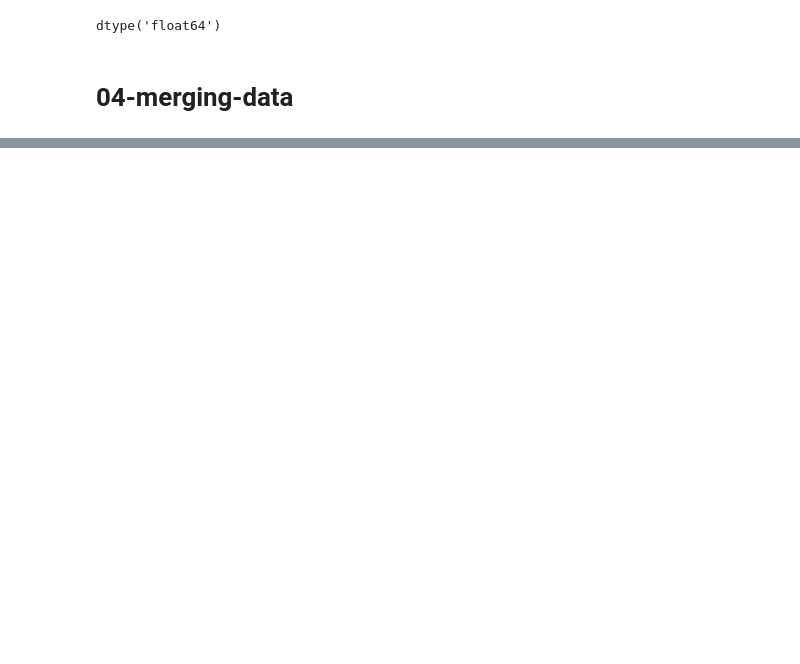
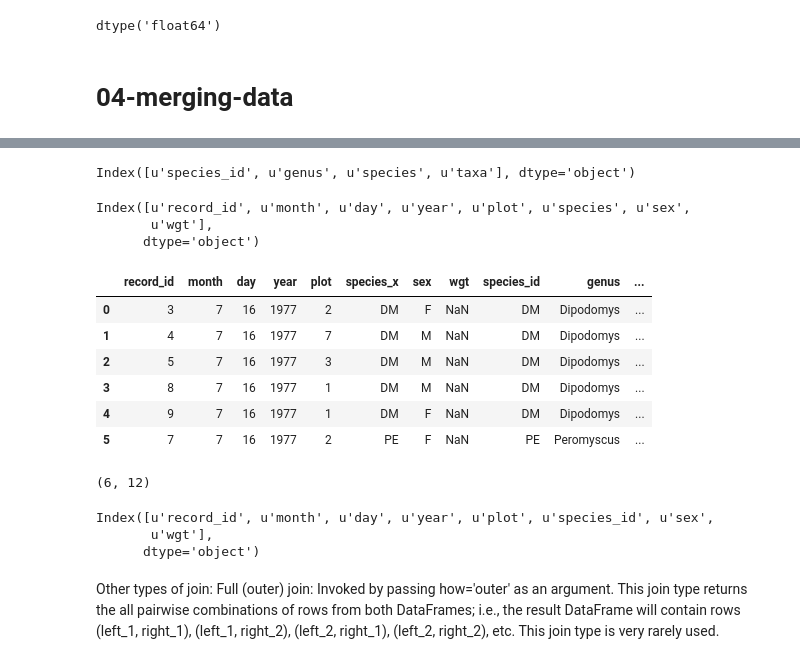
Before and after one commit to pythonkurs/2015-11-30-swc_data, a Jupyter notebook: python-ecology.ipynb, the cells around one changed output, grey strips where cells are left out. Drawn from its saved outputs; the diff is of its cells as text; code cells hidden in the pictures; blank space fills up the shorter version.

Commit message:
Finish practice session on python-ecology

```diff
--- a/python-ecology.ipynb
+++ b/python-ecology.ipynb
@@ -346,0 +389,50 @@ horizontalStack = pd.concat([surveySub, surveySubLast10], axis=1)
+# %%
+# read in first 10 lines of surveys table
+surveySub = surveys_df.head(10)
+
+# import a small subset of the species data designed for this part of the lesson
+speciesSub = pd.read_csv('https://raw.githubusercontent.com/datacarpentry/python-ecology/gh-pages/data/speciesSubset.csv', keep_default_na=False, na_values=[""])
+# %%
+speciesSub.columns
+# %% [output]
+Index([u'species_id', u'genus', u'species', u'taxa'], dtype='object')
+# %%
+surveySub.columns
+# %% [output]
+Index([u'record_id', u'month', u'day', u'year', u'plot', u'species', u'sex',
+       u'wgt'],
+      dtype='object')
+# %%
+merged_inner = pd.merge(left=surveySub,right=speciesSub, left_on='species', right_on='species_id')
+# %%
+# "In other words, if a row in surveySub has a value of species that does not
+# appear in the species_id column of species, it will not be included in the
+# DataFrame returned by an inner join"
+merged_inner
+# %% [output]
+|  | record_id | month | day | year | plot | species_x | sex | wgt | species_id | genus | ... |
+| 0 | 3 | 7 | 16 | 1977 | 2 | DM | F | NaN | DM | Dipodomys | ... |
+| 1 | 4 | 7 | 16 | 1977 | 7 | DM | M | NaN | DM | Dipodomys | ... |
+| 2 | 5 | 7 | 16 | 1977 | 3 | DM | M | NaN | DM | Dipodomys | ... |
+| 3 | 8 | 7 | 16 | 1977 | 1 | DM | M | NaN | DM | Dipodomys | ... |
+| 4 | 9 | 7 | 16 | 1977 | 1 | DM | F | NaN | DM | Dipodomys | ... |
+| 5 | 7 | 7 | 16 | 1977 | 2 | PE | F | NaN | PE | Peromyscus | ... |
+# %%
+merged_inner.shape
+# %% [output]
+(6, 12)
+# %%
+#create a list of column headings
+cols = list(surveys_df.columns)
+#change the species column to species_id
+cols[5] = 'species_id'
+#assign the list of column names back to our DataFrame
+surveys_df.columns = cols
+
+print surveys_df.columns
+# %% [output]
+Index([u'record_id', u'month', u'day', u'year', u'plot', u'species_id', u'sex',
+       u'wgt'],
+      dtype='object')
+# %% [markdown]
+Other types of join: Full (outer) join: Invoked by passing how='outer' as an argument. This join type returns the all pairwise combinations of rows from both DataFrames; i.e., the result DataFrame will contain rows (left_1, right_1), (left_1, right_2), (left_2, right_1), (left_2, right_2), etc. This join type is very rarely used.
```
Also changed, not shown: parts of 12 cells of this notebook.
